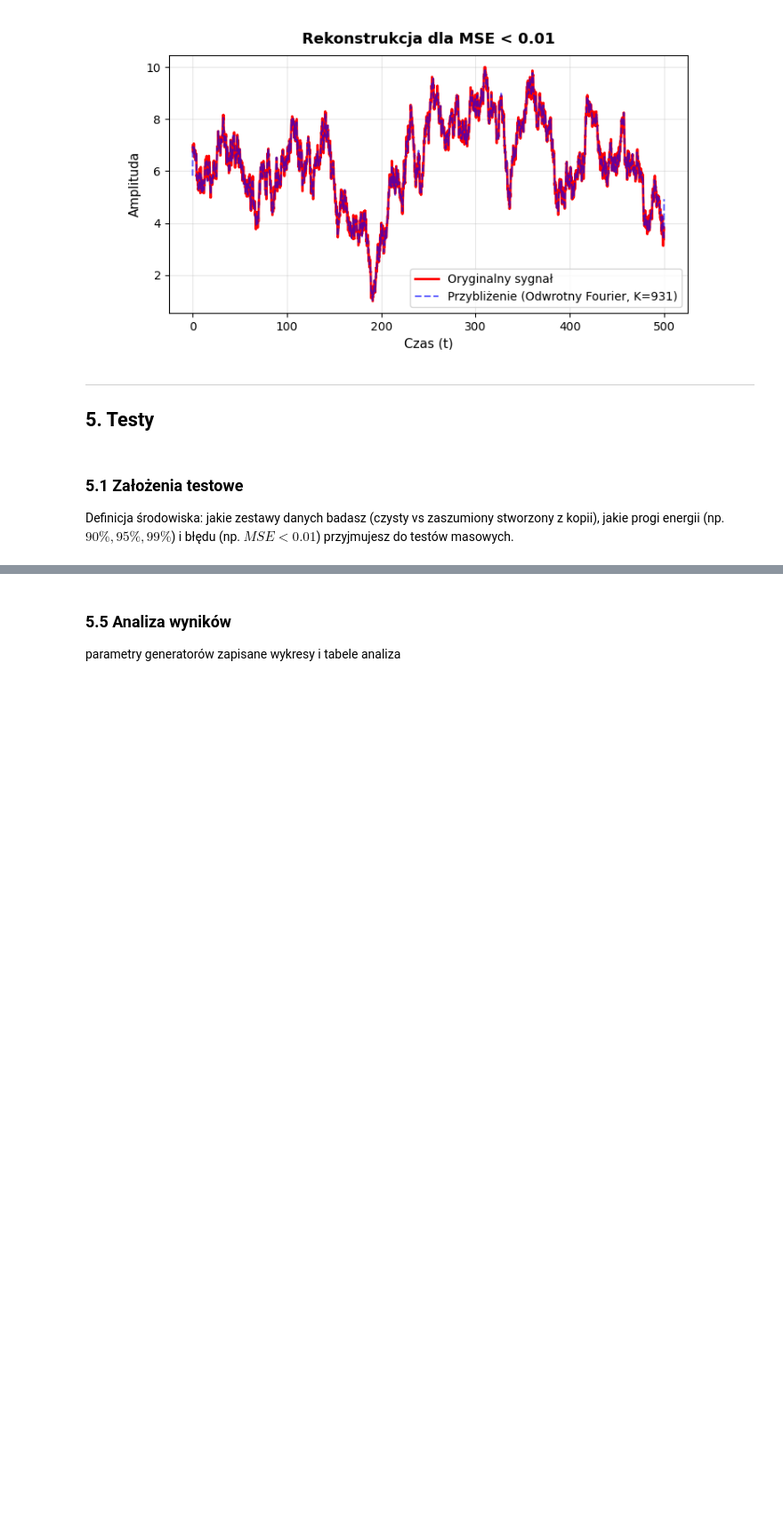
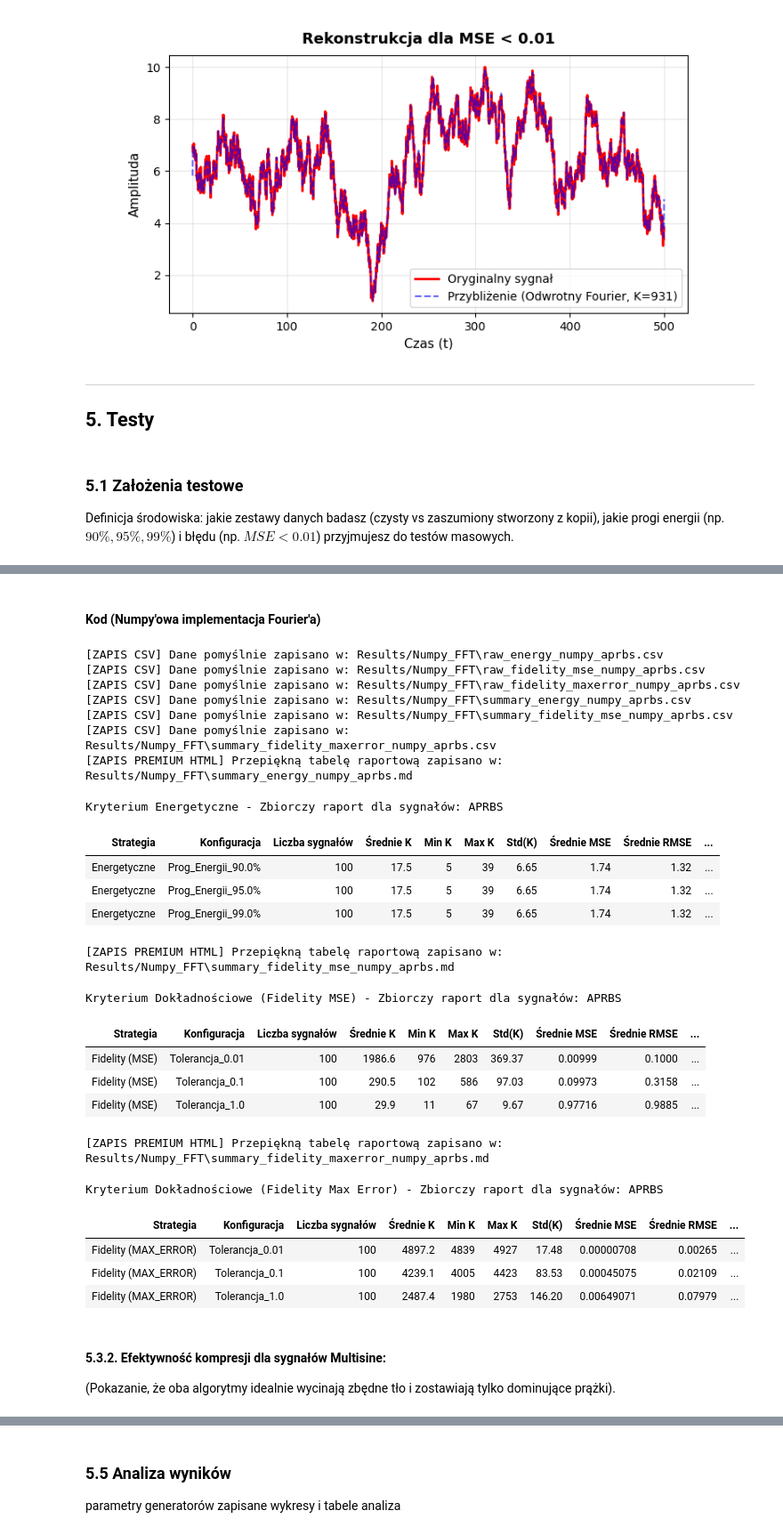
Before and after one commit to grzesiex22/Signals_1D_compression, a Jupyter notebook: main.ipynb, the cells around one changed output, grey strips where cells are left out. Shown at 89% size. Cells and saved outputs as stored; diff of their text form; code cells hidden in the pictures; blank space fills up the shorter version.

```diff
--- a/main.ipynb
+++ b/main.ipynb
@@ -467,0 +502,76 @@ noise          noise    7.4  1.624808     5    10     5
+# %% [markdown]
+
+#### Kod (Numpy'owa implementacja Fourier'a)
+# %%
+%matplotlib widget
+from DatasetCreator import DatasetCreator
+from Tester import FidelityTester, EnergyTester, TesterUtils
+
+creator = DatasetCreator(t_span=[0, 500], dt=0.1, amp_range=(1, 10), noise_level=0.0, seed=42)
+big_dataset = creator.create_dataset(n_aprbs=100, n_multisine=100, n_noise=100)
+save = True
+folder = "Numpy_FFT"
+
+# --- INICJALIZACJA TESTERÓW ---
+energy_tester = EnergyTester(big_dataset)
+fidelity_tester = FidelityTester(big_dataset)
+
+# =========================================================================
+# ODPALENIE DLA SYGNAŁÓW APRBS - na silniku NumPy
+# =========================================================================
+# Krok 1: Zbieranie surowych danych
+raw_energy_aprbs = energy_tester.run("aprbs", use_custom_fft=False)
+raw_fidelity_mse_aprbs = fidelity_tester.run("aprbs", mode='mse', use_custom_fft=False)
+raw_fidelity_maxerror_aprbs = fidelity_tester.run("aprbs", mode='max_error', use_custom_fft=False)
+
+# Zapis danych pełnych (Niezagregowanych)
+if save:
+    TesterUtils.save_csv(raw_energy_aprbs, folder, "raw_energy_numpy_aprbs.csv")
+    TesterUtils.save_csv(raw_fidelity_mse_aprbs, folder, "raw_fidelity_mse_numpy_aprbs.csv")
+    TesterUtils.save_csv(raw_fidelity_maxerror_aprbs, folder, "raw_fidelity_maxerror_numpy_aprbs.csv")
+
+# Krok 2: Proces agregacji statystyk w Pandas (zwraca DataFrame)
+summary_energy_aprbs = TesterUtils.aggregate(raw_energy_aprbs)
+summary_fidelity_mse_aprbs = TesterUtils.aggregate(raw_fidelity_mse_aprbs)
+summary_fidelity_maxerror_aprbs = TesterUtils.aggregate(raw_fidelity_maxerror_aprbs)
+
+# Zapis danych zagregowanych
+if save:
+    TesterUtils.save_csv(summary_energy_aprbs, folder, "summary_energy_numpy_aprbs.csv")
+    TesterUtils.save_csv(summary_fidelity_mse_aprbs, folder, "summary_fidelity_mse_numpy_aprbs.csv")
+    TesterUtils.save_csv(summary_fidelity_maxerror_aprbs, folder, "summary_fidelity_maxerror_numpy_aprbs.csv")
+
+# Krok 3: Wyświetlenie gotowych tabel HTML
+TesterUtils.render("aprbs", summary_energy_aprbs, save_md=save, save_name_suffix="summary_energy_numpy_aprbs", folder=folder)
+TesterUtils.render("aprbs", summary_fidelity_mse_aprbs, save_md=save, save_name_suffix="summary_fidelity_mse_numpy_aprbs", folder=folder)
+TesterUtils.render("aprbs", summary_fidelity_maxerror_aprbs, save_md=save, save_name_suffix="summary_fidelity_maxerror_numpy_aprbs", folder=folder)
+# %% [output]
+[ZAPIS CSV] Dane pomyślnie zapisano w: Results/Numpy_FFT\raw_energy_numpy_aprbs.csv
+[ZAPIS CSV] Dane pomyślnie zapisano w: Results/Numpy_FFT\raw_fidelity_mse_numpy_aprbs.csv
+[ZAPIS CSV] Dane pomyślnie zapisano w: Results/Numpy_FFT\raw_fidelity_maxerror_numpy_aprbs.csv
+[ZAPIS CSV] Dane pomyślnie zapisano w: Results/Numpy_FFT\summary_energy_numpy_aprbs.csv
+[ZAPIS CSV] Dane pomyślnie zapisano w: Results/Numpy_FFT\summary_fidelity_mse_numpy_aprbs.csv
+[ZAPIS CSV] Dane pomyślnie zapisano w: Results/Numpy_FFT\summary_fidelity_maxerror_numpy_aprbs.csv
+[ZAPIS PREMIUM HTML] Przepiękną tabelę raportową zapisano w: Results/Numpy_FFT\summary_energy_numpy_aprbs.md
+Kryterium Energetyczne - Zbiorczy raport dla sygnałów: APRBS
+| Strategia | Konfiguracja | Liczba sygnałów | Średnie K | Min K | Max K | Std(K) | Średnie MSE | Średnie RMSE | ... |
+| Energetyczne | Prog_Energii_90.0% | 100 | 17.5 | 5 | 39 | 6.65 | 1.74 | 1.32 | ... |
+| Energetyczne | Prog_Energii_95.0% | 100 | 17.5 | 5 | 39 | 6.65 | 1.74 | 1.32 | ... |
+| Energetyczne | Prog_Energii_99.0% | 100 | 17.5 | 5 | 39 | 6.65 | 1.74 | 1.32 | ... |
+[ZAPIS PREMIUM HTML] Przepiękną tabelę raportową zapisano w: Results/Numpy_FFT\summary_fidelity_mse_numpy_aprbs.md
+Kryterium Dokładnościowe (Fidelity MSE) - Zbiorczy raport dla sygnałów: APRBS
+| Strategia | Konfiguracja | Liczba sygnałów | Średnie K | Min K | Max K | Std(K) | Średnie MSE | Średnie RMSE | ... |
+| Fidelity (MSE) | Tolerancja_0.01 | 100 | 1986.6 | 976 | 2803 | 369.37 | 0.00999 | 0.1000 | ... |
+| Fidelity (MSE) | Tolerancja_0.1 | 100 | 290.5 | 102 | 586 | 97.03 | 0.09973 | 0.3158 | ... |
+| Fidelity (MSE) | Tolerancja_1.0 | 100 | 29.9 | 11 | 67 | 9.67 | 0.97716 | 0.9885 | ... |
+[ZAPIS PREMIUM HTML] Przepiękną tabelę raportową zapisano w: Results/Numpy_FFT\summary_fidelity_maxerror_numpy_aprbs.md
+Kryterium Dokładnościowe (Fidelity Max Error) - Zbiorczy raport dla sygnałów: APRBS
+| Strategia | Konfiguracja | Liczba sygnałów | Średnie K | Min K | Max K | Std(K) | Średnie MSE | Średnie RMSE | ... |
+| Fidelity (MAX_ERROR) | Tolerancja_0.01 | 100 | 4897.2 | 4839 | 4927 | 17.48 | 0.00000708 | 0.00265 | ... |
+| Fidelity (MAX_ERROR) | Tolerancja_0.1 | 100 | 4239.1 | 4005 | 4423 | 83.53 | 0.00045075 | 0.02109 | ... |
+| Fidelity (MAX_ERROR) | Tolerancja_1.0 | 100 | 2487.4 | 1980 | 2753 | 146.20 | 0.00649071 | 0.07979 | ... |
+# %% [markdown]
+
+#### 5.3.2. Efektywność kompresji dla sygnałów Multisine:
+
+(Pokazanie, że oba algorytmy idealnie wycinają zbędne tło i zostawiają tylko dominujące prążki).
```
Also changed, not shown: parts of 13 cells of this notebook, 21 other files.
